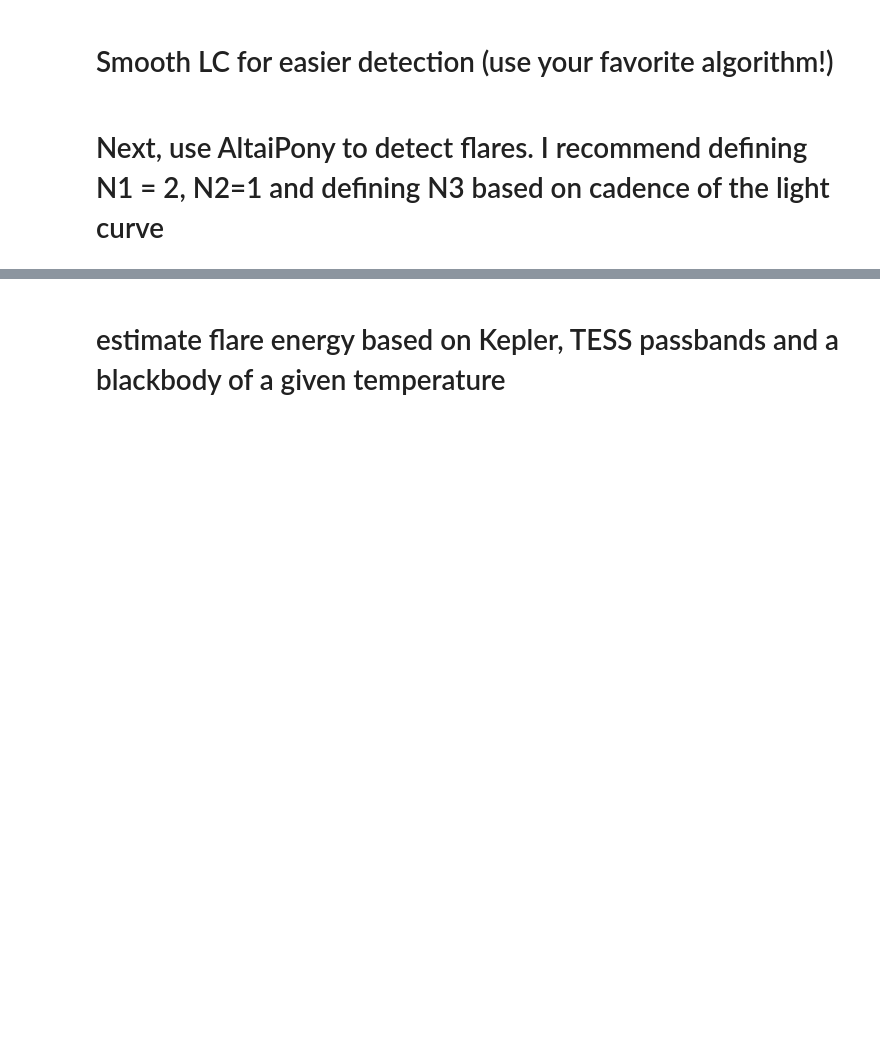
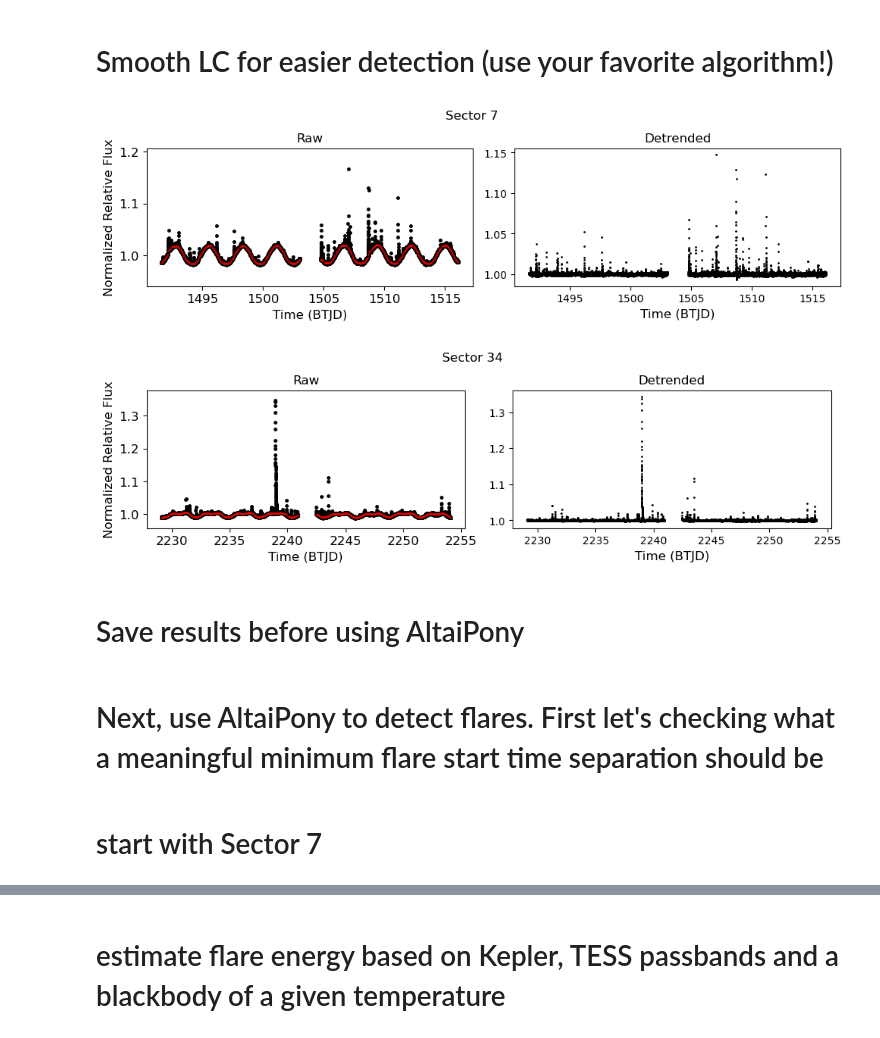
Before and after one commit to daxfeliz/altaipony_practice, a Jupyter notebook: How_to_use_AltaiPony_and_extract_FFDs.ipynb, the cells around one changed output, grey strips where cells are left out. Saved outputs shown, nothing was run; the diff lists cells and outputs as text; code cells hidden in the pictures; blank space fills up the shorter version.

```diff
--- a/How_to_use_AltaiPony_and_extract_FFDs.ipynb
+++ b/How_to_use_AltaiPony_and_extract_FFDs.ipynb
@@ -497,0 +773,58 @@ plt.show()
+# %%
+# Let's use a 10 hour smoothing window
+smoothing_window_in_days=10/24
+# %%
+S7_smoothed_LC,trend_lc7,flatten_lc7 = detrend_wotan(window=smoothing_window_in_days,
+                                                     lc=SPOCS7_pd,filter_type='medfilt',
+                                                     LCorLK='LC')
+S34_smoothed_LC,trend_lc34,flatten_lc34 = detrend_wotan(window=smoothing_window_in_days,
+                                                     lc=SPOCS34_pd,filter_type='medfilt',
+                                                     LCorLK='LC')
+
+#note: biweight is pretty good too! Shown to be great for exoplanets!
+# https://arxiv.org/abs/1906.00966
+
+fs=12
+fig=plt.figure(figsize=(10,5))
+ax=fig.add_subplot(221)
+ax2=fig.add_subplot(222)
+
+# ax.scatter(S7_TPF_LC.time,S7_TPF_LC.flux,color='black',s=1)
+# ax.plot(S7_trend_lc.time,S7_trend_lc.flux,color='red',lw=2)
+
+plot_LC(SPOCS7_pd,ax,label='Raw')
+ax.scatter(S7_smoothed_LC.time,S7_smoothed_LC.trend,color='red',s=0.025**2,zorder=100)
+
+
+ax2.scatter(S7_smoothed_LC.time,S7_smoothed_LC.flux,color='black',s=1)
+fig.suptitle('Sector 7',x=0.5,y=0.975)
+ax.set_ylabel('Normalized Relative Flux',fontsize=fs)
+ax.set_xlabel('Time (BTJD)',fontsize=fs)
+ax2.set_xlabel('Time (BTJD)',fontsize=fs)
+ax2.set_title('Detrended')
+fig.tight_layout(pad=1)
+plt.show()
+
+
+fig=plt.figure(figsize=(10,5))
+ax=fig.add_subplot(221)
+ax2=fig.add_subplot(222)
+# ax.scatter(S34_TPF_LC.time,S34_TPF_LC.flux,color='black',s=1)
+# ax.plot(S34_trend_lc.time,S34_trend_lc.flux,color='red',lw=2)
+
+plot_LC(SPOCS34_pd,ax,label='Raw')
+ax.scatter(S34_smoothed_LC.time,S34_smoothed_LC.trend,color='red',s=0.025**2,zorder=100)
+
+ax2.scatter(S34_smoothed_LC.time,S34_smoothed_LC.flux,color='black',s=1)
+fig.suptitle('Sector 34',x=0.5,y=0.975)
+ax.set_ylabel('Normalized Relative Flux',fontsize=fs)
+ax.set_xlabel('Time (BTJD)',fontsize=fs)
+ax2.set_xlabel('Time (BTJD)',fontsize=fs)
+ax2.set_title('Detrended')
+fig.tight_layout(pad=1)
+plt.show()
+# %% [output]
+[figure, added]
+[figure, added]
+# %% [markdown]
+# Save results before using AltaiPony
@@ -498,3 +858,5 @@ plt.show()
 # %% [markdown]
-# Next, use AltaiPony to detect flares. I recommend defining N1 = 2, N2=1 and defining N3 based on cadence of the light curve
+# Next, use AltaiPony to detect flares. First let's checking what a meaningful minimum flare start time separation should be
+# %% [markdown]
+# start with Sector 7
 # %%
```
Also changed, not shown: parts of 38 cells of this notebook, 5 other files.
